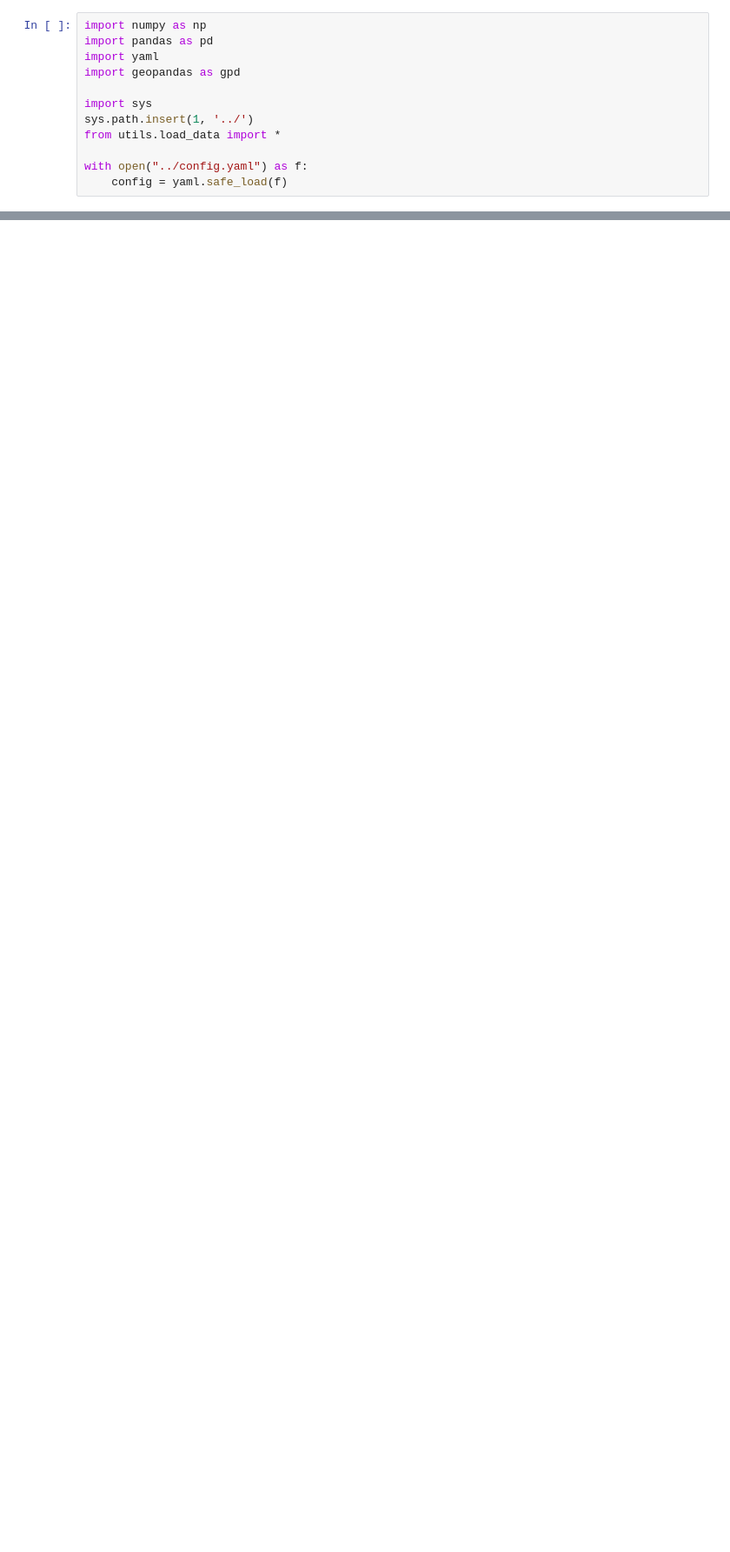
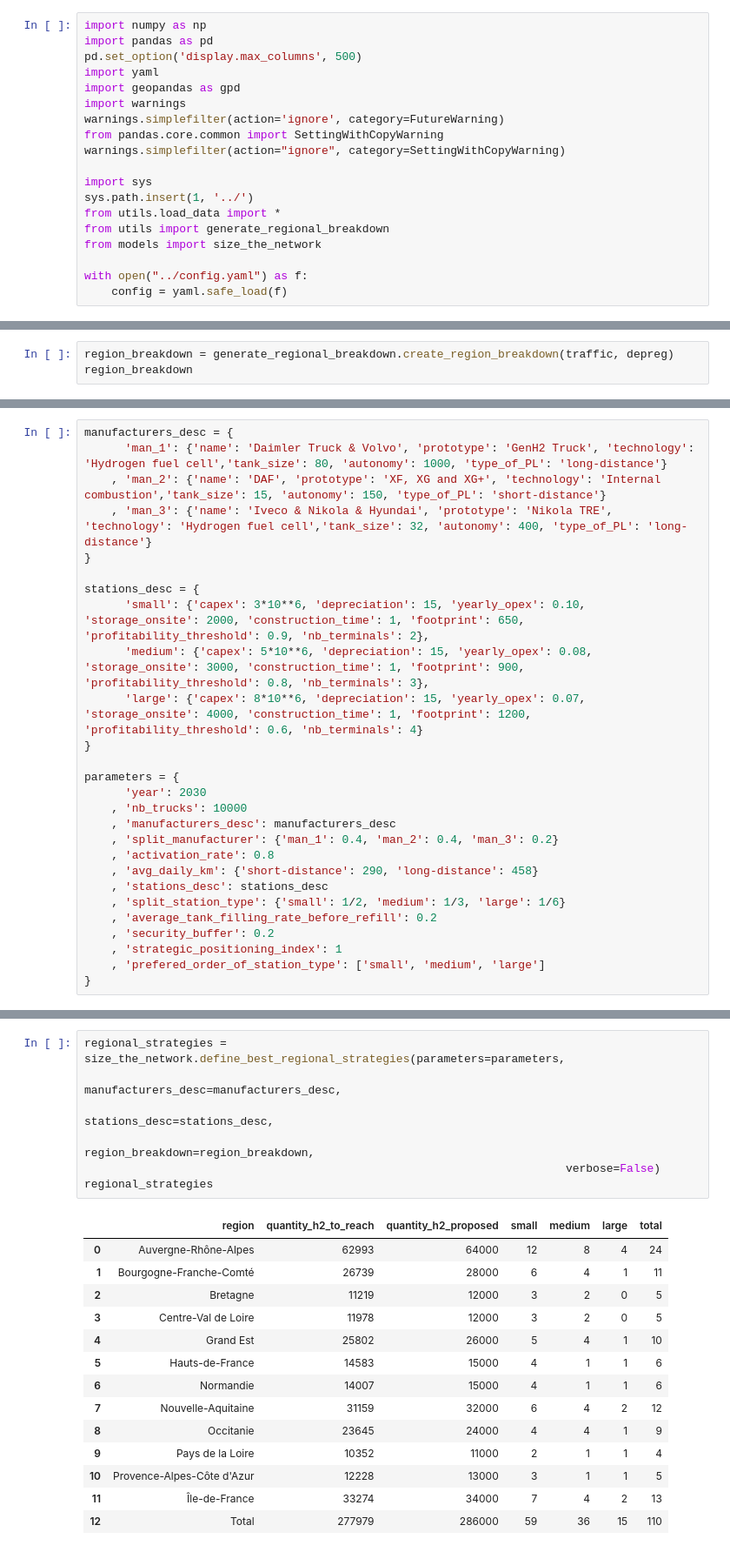
Before and after one commit to ceptln/airliquide-sustainability-challenge, a Jupyter notebook: notebooks/exploratory_data_analysis_cam.ipynb, the cells around one changed output, grey strips where cells are left out. Shown at 87% size. Cells and saved outputs as stored; diff of their text form; blank space fills up the shorter version.

Commit message:
Part1: size the network

```diff
--- a/notebooks/exploratory_data_analysis_cam.ipynb
+++ b/notebooks/exploratory_data_analysis_cam.ipynb
@@ -1,12 +1,19 @@
 # %%
 import numpy as np
 import pandas as pd
+pd.set_option('display.max_columns', 500)
 import yaml
 import geopandas as gpd
+import warnings
+warnings.simplefilter(action='ignore', category=FutureWarning)
+from pandas.core.common import SettingWithCopyWarning
+warnings.simplefilter(action="ignore", category=SettingWithCopyWarning)
 
 import sys
 sys.path.insert(1, '../')
 from utils.load_data import *
+from utils import generate_regional_breakdown
+from models import size_the_network
 
 with open("../config.yaml") as f:
     config = yaml.safe_load(f)
@@ -69,0 +90,3 @@ airesPL.head(3)
+# %%
+region_breakdown = generate_regional_breakdown.create_region_breakdown(traffic, depreg)
+region_breakdown
@@ -69,0 +108,27 @@ airesPL.head(3)
+# %%
+manufacturers_desc = {
+      'man_1': {'name': 'Daimler Truck & Volvo', 'prototype': 'GenH2 Truck', 'technology': 'Hydrogen fuel cell','tank_size': 80, 'autonomy': 1000, 'type_of_PL': 'long-distance'}
+    , 'man_2': {'name': 'DAF', 'prototype': 'XF, XG and XG+', 'technology': 'Internal combustion','tank_size': 15, 'autonomy': 150, 'type_of_PL': 'short-distance'}
+    , 'man_3': {'name': 'Iveco & Nikola & Hyundai', 'prototype': 'Nikola TRE', 'technology': 'Hydrogen fuel cell','tank_size': 32, 'autonomy': 400, 'type_of_PL': 'long-distance'}
+}
+
+stations_desc = {
+      'small': {'capex': 3*10**6, 'depreciation': 15, 'yearly_opex': 0.10, 'storage_onsite': 2000, 'construction_time': 1, 'footprint': 650, 'profitability_threshold': 0.9, 'nb_terminals': 2},
+      'medium': {'capex': 5*10**6, 'depreciation': 15, 'yearly_opex': 0.08, 'storage_onsite': 3000, 'construction_time': 1, 'footprint': 900, 'profitability_threshold': 0.8, 'nb_terminals': 3},
+      'large': {'capex': 8*10**6, 'depreciation': 15, 'yearly_opex': 0.07, 'storage_onsite': 4000, 'construction_time': 1, 'footprint': 1200, 'profitability_threshold': 0.6, 'nb_terminals': 4}
+}
+
+parameters = {
+      'year': 2030
+    , 'nb_trucks': 10000
+    , 'manufacturers_desc': manufacturers_desc
+    , 'split_manufacturer': {'man_1': 0.4, 'man_2': 0.4, 'man_3': 0.2}
+    , 'activation_rate': 0.8
+    , 'avg_daily_km': {'short-distance': 290, 'long-distance': 458}
+    , 'stations_desc': stations_desc
+    , 'split_station_type': {'small': 1/2, 'medium': 1/3, 'large': 1/6}
+    , 'average_tank_filling_rate_before_refill': 0.2
+    , 'security_buffer': 0.2
+    , 'strategic_positioning_index': 1
+    , 'prefered_order_of_station_type': ['small', 'medium', 'large']
+}
@@ -69,0 +313,22 @@ airesPL.head(3)
+# %%
+regional_strategies = size_the_network.define_best_regional_strategies(parameters=parameters,
+                                                                       manufacturers_desc=manufacturers_desc,
+                                                                       stations_desc=stations_desc,
+                                                                       region_breakdown=region_breakdown,
+                                                                       verbose=False)
+regional_strategies
+# %% [output]
+|  | region | quantity_h2_to_reach | quantity_h2_proposed | small | medium | large | total |
+| 0 | Auvergne-Rhône-Alpes | 62993 | 64000 | 12 | 8 | 4 | 24 |
+| 1 | Bourgogne-Franche-Comté | 26739 | 28000 | 6 | 4 | 1 | 11 |
+| 2 | Bretagne | 11219 | 12000 | 3 | 2 | 0 | 5 |
+| 3 | Centre-Val de Loire | 11978 | 12000 | 3 | 2 | 0 | 5 |
+| 4 | Grand Est | 25802 | 26000 | 5 | 4 | 1 | 10 |
+| 5 | Hauts-de-France | 14583 | 15000 | 4 | 1 | 1 | 6 |
+| 6 | Normandie | 14007 | 15000 | 4 | 1 | 1 | 6 |
+| 7 | Nouvelle-Aquitaine | 31159 | 32000 | 6 | 4 | 2 | 12 |
+| 8 | Occitanie | 23645 | 24000 | 4 | 4 | 1 | 9 |
+| 9 | Pays de la Loire | 10352 | 11000 | 2 | 1 | 1 | 4 |
+| 10 | Provence-Alpes-Côte d'Azur | 12228 | 13000 | 3 | 1 | 1 | 5 |
+| 11 | Île-de-France | 33274 | 34000 | 7 | 4 | 2 | 13 |
+| 12 | Total | 277979 | 286000 | 59 | 36 | 15 | 110 |
```
Also changed, not shown: parts of 26 cells of this notebook, 2 other files.
